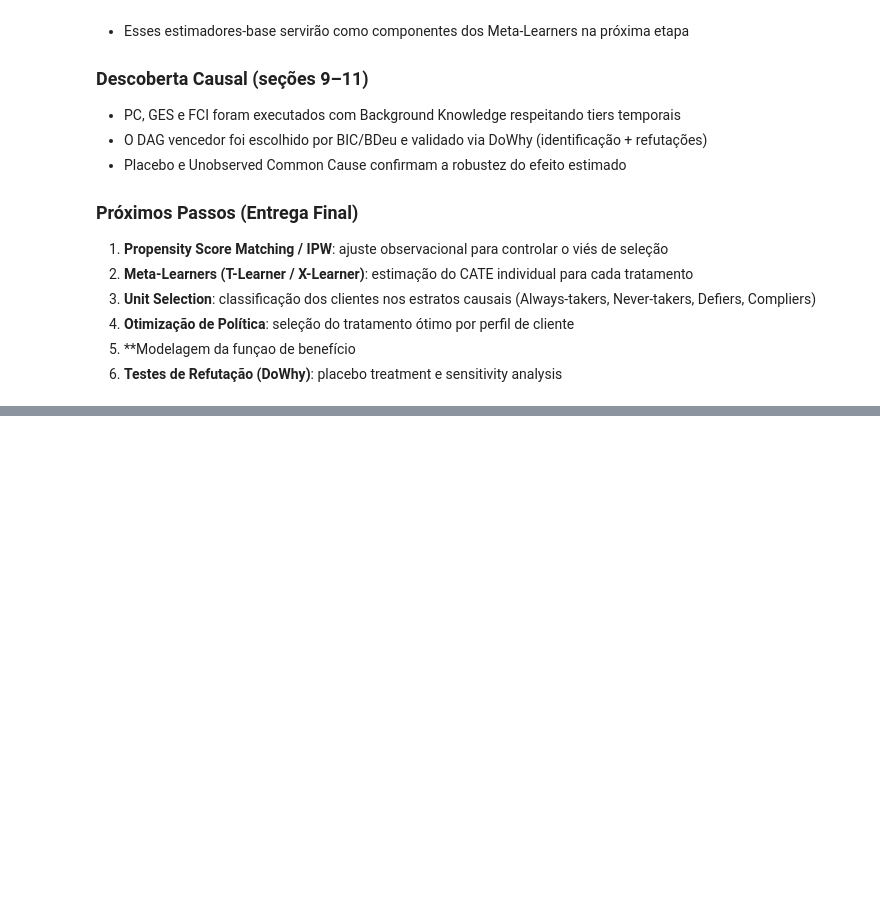
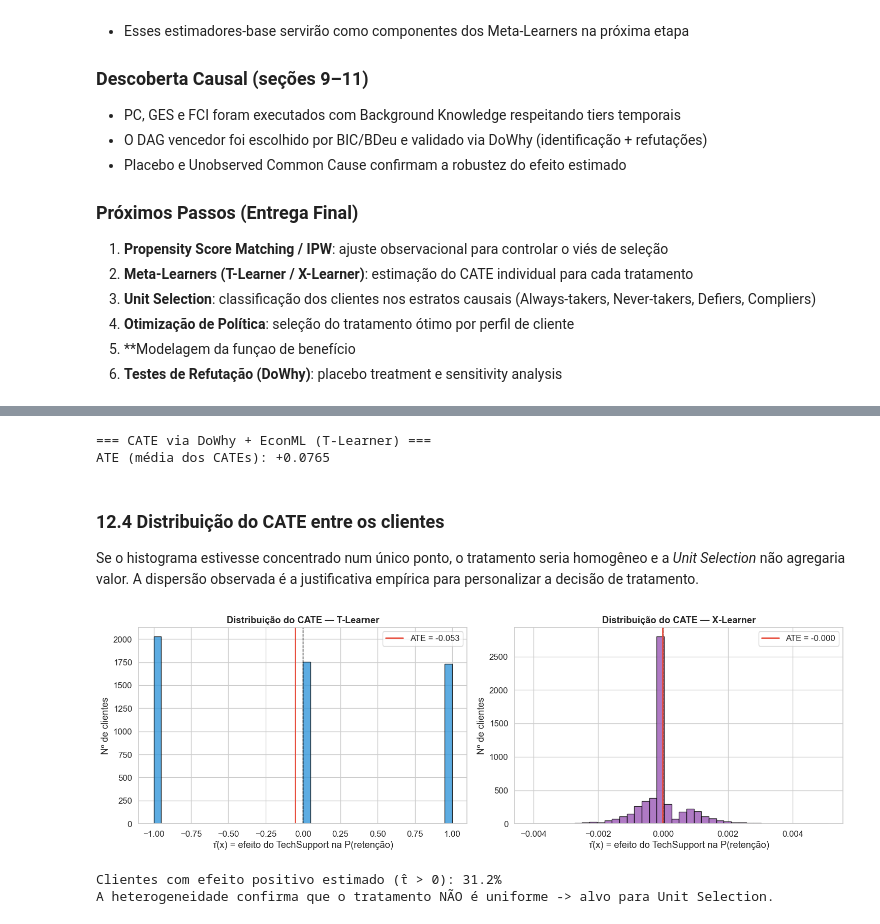
Before and after one commit to tomyt-t/tpcausal, a Jupyter notebook: tpcausal_Lucas.ipynb, the cells around one changed output, grey strips where cells are left out. Drawn from its saved outputs; the diff is of its cells as text; code cells hidden in the pictures; blank space fills up the shorter version.

Commit message:
feat: estimacao do CATE, unit selection e otimizacao de politica (ROI)

```diff
--- a/tpcausal_Lucas.ipynb
+++ b/tpcausal_Lucas.ipynb
@@ -1942,0 +1972,17 @@ Resumo da validação:
+# %%
+# 12.1 Preparação do dataset para estimação do CATE
+# Reutilizamos df_dowhy (§11): TechSupport já binarizado (1 = tem suporte, 0 = não),
+# covariáveis label-encoded e contínuas padronizadas.
+
+Y_cate = df_dowhy["Y"].values  # desfecho (1 = retenção)
+T_cate = df_dowhy["TechSupport"].values  # tratamento binário
+X_cate = df_dowhy.drop(columns=["TechSupport", "Y"])  # covariáveis (C)
+
+feature_names = X_cate.columns.tolist()
+X_cate_vals = X_cate.values
+
+print(f"Amostras: {len(Y_cate)}")
+print(f"Covariáveis (C): {X_cate.shape[1]} -> {feature_names}")
+print(
+    f"Tratados (TechSupport=1): {int(T_cate.sum())} | Controle: {int((T_cate==0).sum())}"
+)
@@ -1942,0 +2052,62 @@ Resumo da validação:
+# %%
+# 12.3 DoWhy "embrulhando" o T-Learner da EconML
+from sklearn.ensemble import RandomForestRegressor
+
+cate_estimate = model_dw.estimate_effect(
+    identified_estimand,
+    method_name="backdoor.econml.metalearners.TLearner",
+    target_units="ate",
+    method_params={
+        "init_params": {
+            "models": RandomForestRegressor(
+                n_estimators=300,
+                max_depth=6,
+                min_samples_leaf=30,
+                random_state=RANDOM_STATE,
+            )
+        },
+        "fit_params": {},
+    },
+)
+
+print("=== CATE via DoWhy + EconML (T-Learner) ===")
+print(f"ATE (média dos CATEs): {cate_estimate.value:+.4f}")
+# %% [output]
+=== CATE via DoWhy + EconML (T-Learner) ===
+ATE (média dos CATEs): +0.0765
+# %% [markdown]
+### 12.4 Distribuição do CATE entre os clientes
+
+Se o histograma estivesse concentrado num único ponto, o tratamento seria homogêneo e
+a *Unit Selection* não agregaria valor. A dispersão observada é a justificativa empírica
+para personalizar a decisão de tratamento.
+# %%
+# 12.4 Distribuição do CATE
+fig, axes = plt.subplots(1, 2, figsize=(15, 5))
+
+for ax, tau, name, color in [
+    (axes[0], tau_T, "T-Learner", "#3498db"),
+    (axes[1], tau_X, "X-Learner", "#9b59b6"),
+]:
+    ax.hist(tau, bins=40, color=color, edgecolor="black", alpha=0.8)
+    ax.axvline(0, color="black", ls="--", lw=1)
+    ax.axvline(
+        tau.mean(), color="#e74c3c", ls="-", lw=2, label=f"ATE = {tau.mean():+.3f}"
+    )
+    ax.set_title(f"Distribuição do CATE — {name}", fontweight="bold")
+    ax.set_xlabel("τ̂(x) = efeito do TechSupport na P(retenção)")
+    ax.set_ylabel("Nº de clientes")
+    ax.legend()
+
+plt.tight_layout()
+plt.show()
+
+frac_pos = float((tau_X > 0).mean())
+print(f"Clientes com efeito positivo estimado (τ̂ > 0): {frac_pos:.1%}")
+print(
+    "A heterogeneidade confirma que o tratamento NÃO é uniforme -> alvo para Unit Selection."
+)
+# %% [output]
+[figure, added]
+Clientes com efeito positivo estimado (τ̂ > 0): 31.2%
+A heterogeneidade confirma que o tratamento NÃO é uniforme -> alvo para Unit Selection.
```
Also changed, not shown: parts of 20 cells of this notebook.
